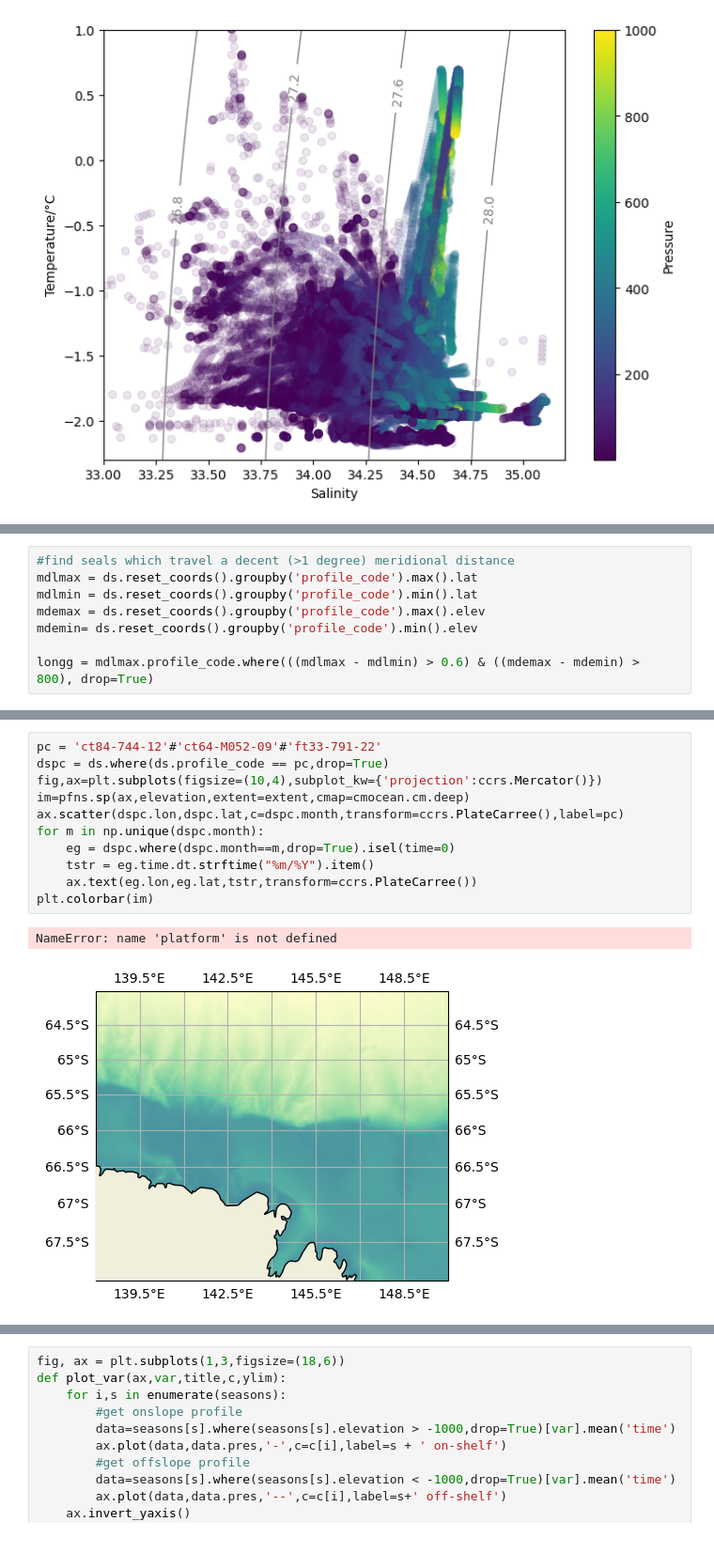
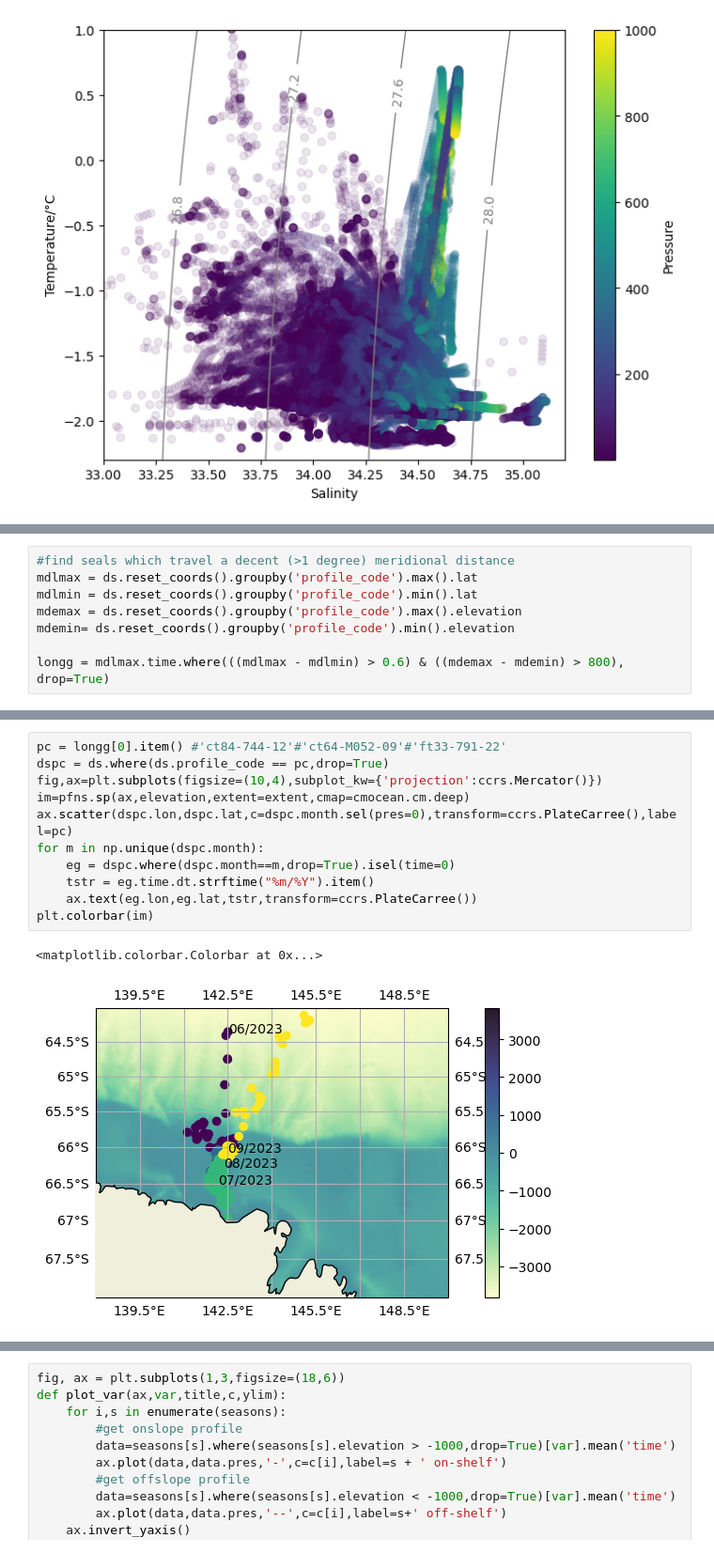
Before and after one commit to eejco/thesis_c3, a Jupyter notebook: c3_mean_hydropgraphy.ipynb, the cells around one changed output, grey strips where cells are left out. Shown at 94% size. Saved outputs shown, nothing was run; the diff lists cells and outputs as text.

Commit message:
c3 plots

```diff
--- a/c3_mean_hydropgraphy.ipynb
+++ b/c3_mean_hydropgraphy.ipynb
@@ -177,9 +177,9 @@ meop.ds['elev']=elevation.interp({'latitude':meop.ds.lat,'longitude':meop.ds.lon
 #find seals which travel a decent (>1 degree) meridional distance
 mdlmax = ds.reset_coords().groupby('profile_code').max().lat
 mdlmin = ds.reset_coords().groupby('profile_code').min().lat
-mdemax = ds.reset_coords().groupby('profile_code').max().elev
-mdemin= ds.reset_coords().groupby('profile_code').min().elev
+mdemax = ds.reset_coords().groupby('profile_code').max().elevation
+mdemin= ds.reset_coords().groupby('profile_code').min().elevation
 
-longg = mdlmax.profile_code.where(((mdlmax - mdlmin) > 0.6) & ((mdemax - mdemin) > 800), drop=True)
+longg = mdlmax.time.where(((mdlmax - mdlmin) > 0.6) & ((mdemax - mdemin) > 800), drop=True)
 # %%
 longg
@@ -199,14 +201,14 @@ KeyboardInterrupt:
 # %%
-pc = 'ct84-744-12'#'ct64-M052-09'#'ft33-791-22'
+pc = longg[0].item() #'ct84-744-12'#'ct64-M052-09'#'ft33-791-22'
 dspc = ds.where(ds.profile_code == pc,drop=True)
 fig,ax=plt.subplots(figsize=(10,4),subplot_kw={'projection':ccrs.Mercator()})
 im=pfns.sp(ax,elevation,extent=extent,cmap=cmocean.cm.deep)
-ax.scatter(dspc.lon,dspc.lat,c=dspc.month,transform=ccrs.PlateCarree(),label=pc)
+ax.scatter(dspc.lon,dspc.lat,c=dspc.month.sel(pres=0),transform=ccrs.PlateCarree(),label=pc)
 for m in np.unique(dspc.month):
     eg = dspc.where(dspc.month==m,drop=True).isel(time=0)
     tstr = eg.time.dt.strftime("%m/%Y").item()
     ax.text(eg.lon,eg.lat,tstr,transform=ccrs.PlateCarree())
 plt.colorbar(im)
 # %% [output]
-NameError: name 'platform' is not defined
+<matplotlib.colorbar.Colorbar at 0x...>
-[figure, old version]
+[figure, new version]
```
Also changed, not shown: parts of 6 cells of this notebook, 3 other files.
